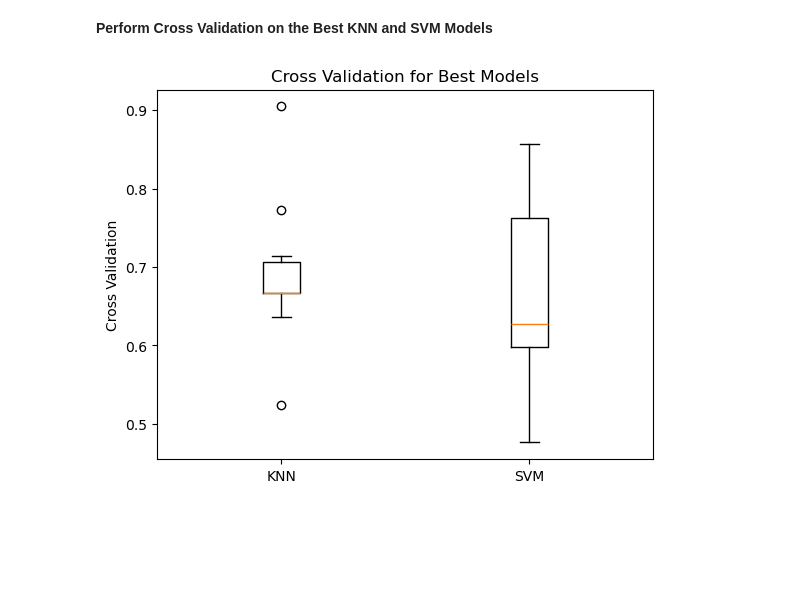
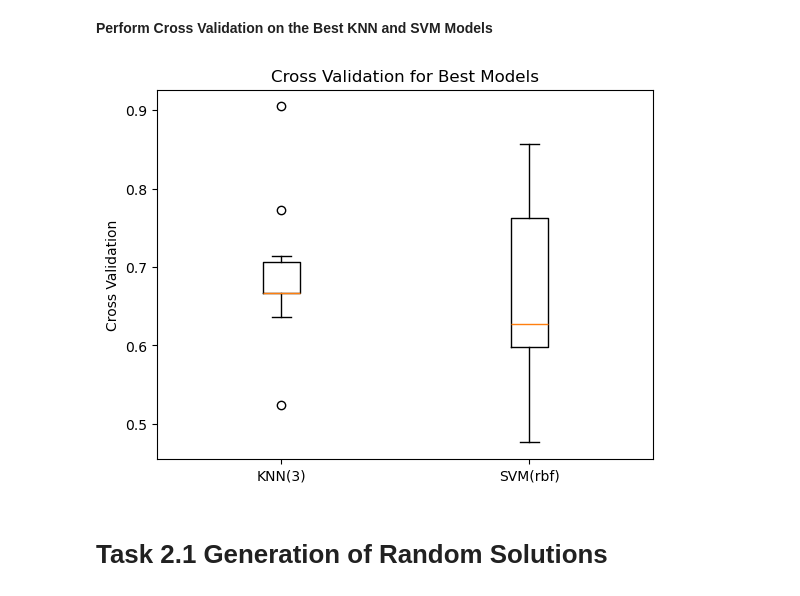
Before and after one commit to elizaclay/Machine-Learning-Optimisation, a Jupyter notebook: COMP2002_Report.ipynb, the cells around one changed output. Drawn from its saved outputs; the diff is of its cells as text; code cells hidden in the pictures; blank space fills up the shorter version.

```diff
--- a/COMP2002_Report.ipynb
+++ b/COMP2002_Report.ipynb
@@ -220,22 +286,24 @@ from sklearn.model_selection import KFold, cross_val_score
 # %%
 from sklearn.model_selection import KFold, cross_val_score
 
 k_folds = KFold(n_splits=10, shuffle=True, random_state=42)
 
 #cross validate knn with our best_k_value (3)
 knn = KNeighborsClassifier(n_neighbors=best_k_value)
 knn_scores = cross_val_score(knn, inputs, targets, cv=k_folds)
 
 #cross validate svm with our best shape (radial)
 svm = SVC(kernel='rbf')
 svm_scores = cross_val_score(svm, inputs, targets, cv=k_folds)
 
 #box plot for knn and svm accuracy scores
 plt.figure()
 plt.title("Cross Validation for Best Models")
 plt.boxplot([ knn_scores,svm_scores])
-plt.xticks( [1 , 2 ] , ["KNN" , "SVM"])
+plt.xticks( [1 , 2 ] , ["KNN(3)" , "SVM(rbf)"])
 plt.ylabel("Cross Validation")
 plt.show()
 # %% [output]
-[figure, old version]
+[figure, new version]
+# %% [markdown]
+# Task 2.1 Generation of Random Solutions
```
Also changed, not shown: parts of 12 cells of this notebook.
